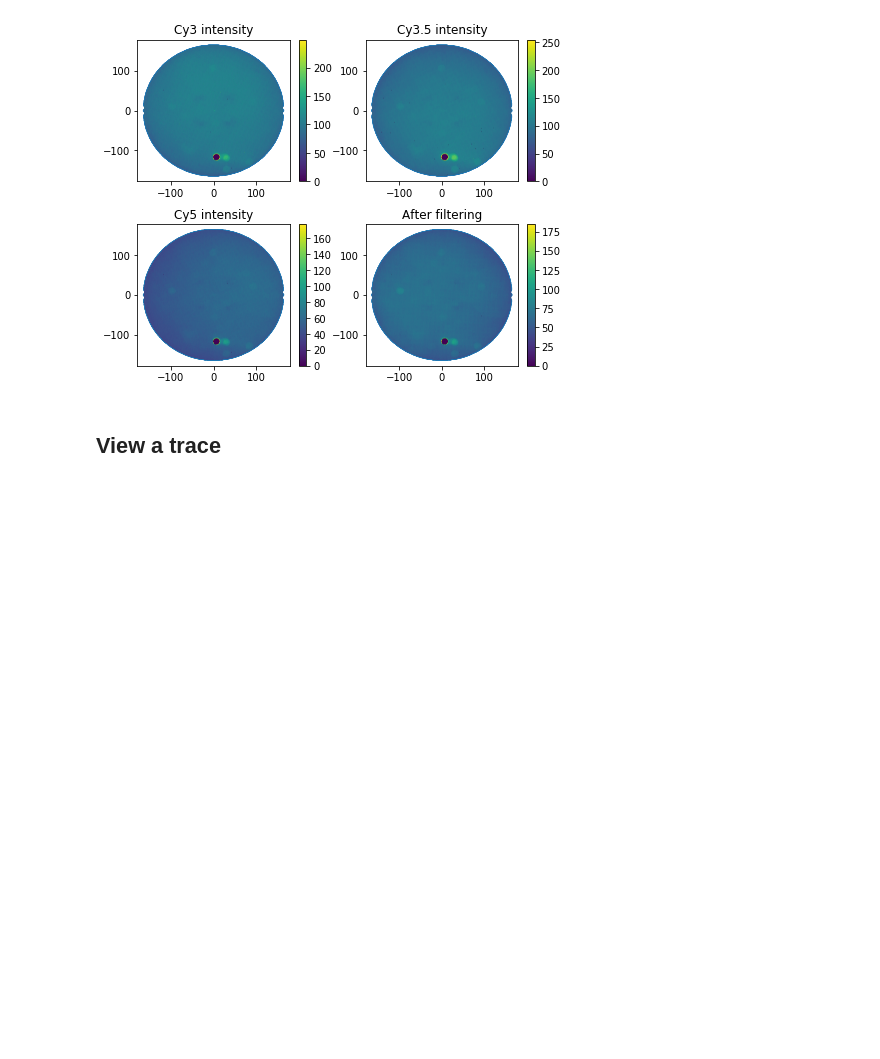
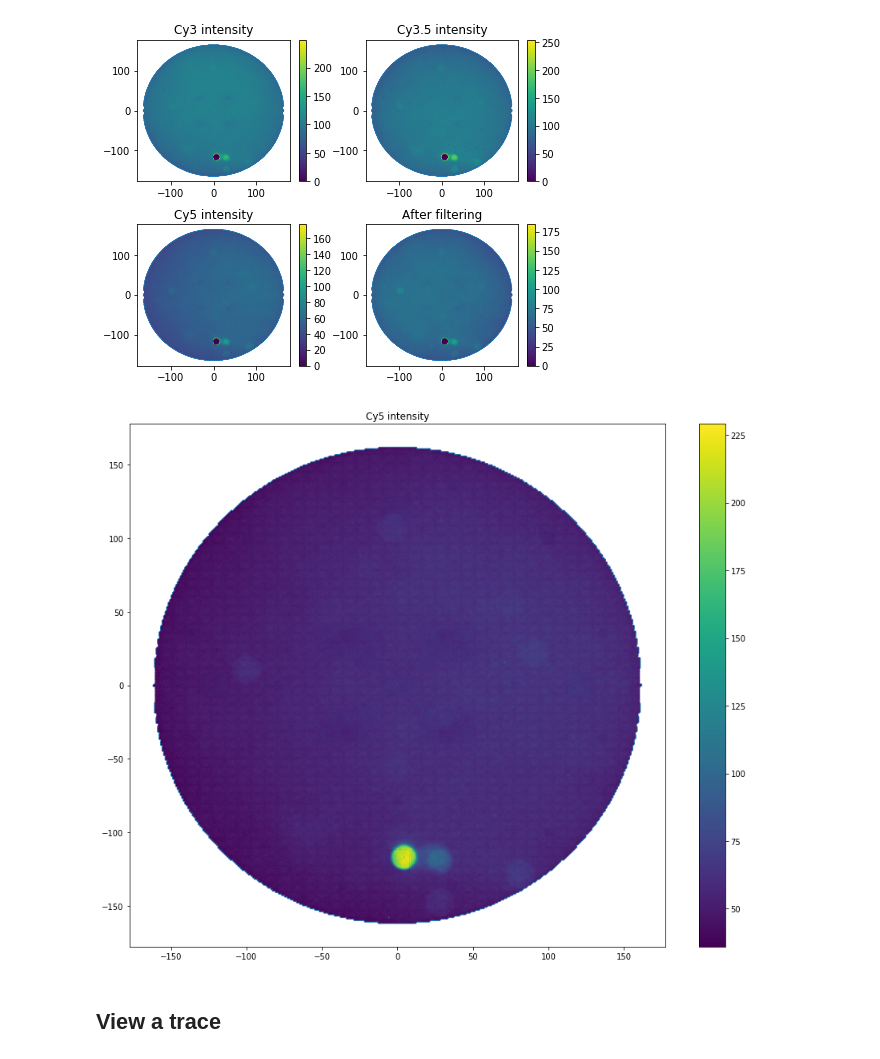
Before and after one commit to ashleefeng/pacbio, a Jupyter notebook: PacBio_read_10min_190207_blank.ipynb, the cells around one changed output. Saved outputs shown, nothing was run; the diff lists cells and outputs as text; code cells hidden in the pictures; blank space fills up the shorter version.

```diff
--- a/PacBio_read_10min_190207_blank.ipynb
+++ b/PacBio_read_10min_190207_blank.ipynb
@@ -227,6 +230,20 @@ plt.show()
 # %% [output]
 [figure]
 [figure]
+# %%
+plt.figure(figsize=(15, 12))
+i = 2
+#     plt.subplot(2, 2, i+1)
+plt.scatter(hole_xy_plot[:, 0], hole_xy_plot[:, 1], hole_status)
+plt.scatter(hole_xy_plot[:, 0], hole_xy_plot[:, 1], 1, avg_intens.T[i])
+plt.title(lasers[i] + ' intensity')
+plt.colorbar()
+# plt.subplots_adjust(hspace=0.3)
+# plt.title("Before filtering")
+plt.savefig(sample_prefix + '_cy5_grid.png')
+plt.show()
+# %% [output]
+[figure, added]
 # %%
 np.savetxt(sample_prefix + "_background.csv", avg_intens, delimiter=",")
 # %%
```
Also changed, not shown: parts of 3 cells of this notebook.
